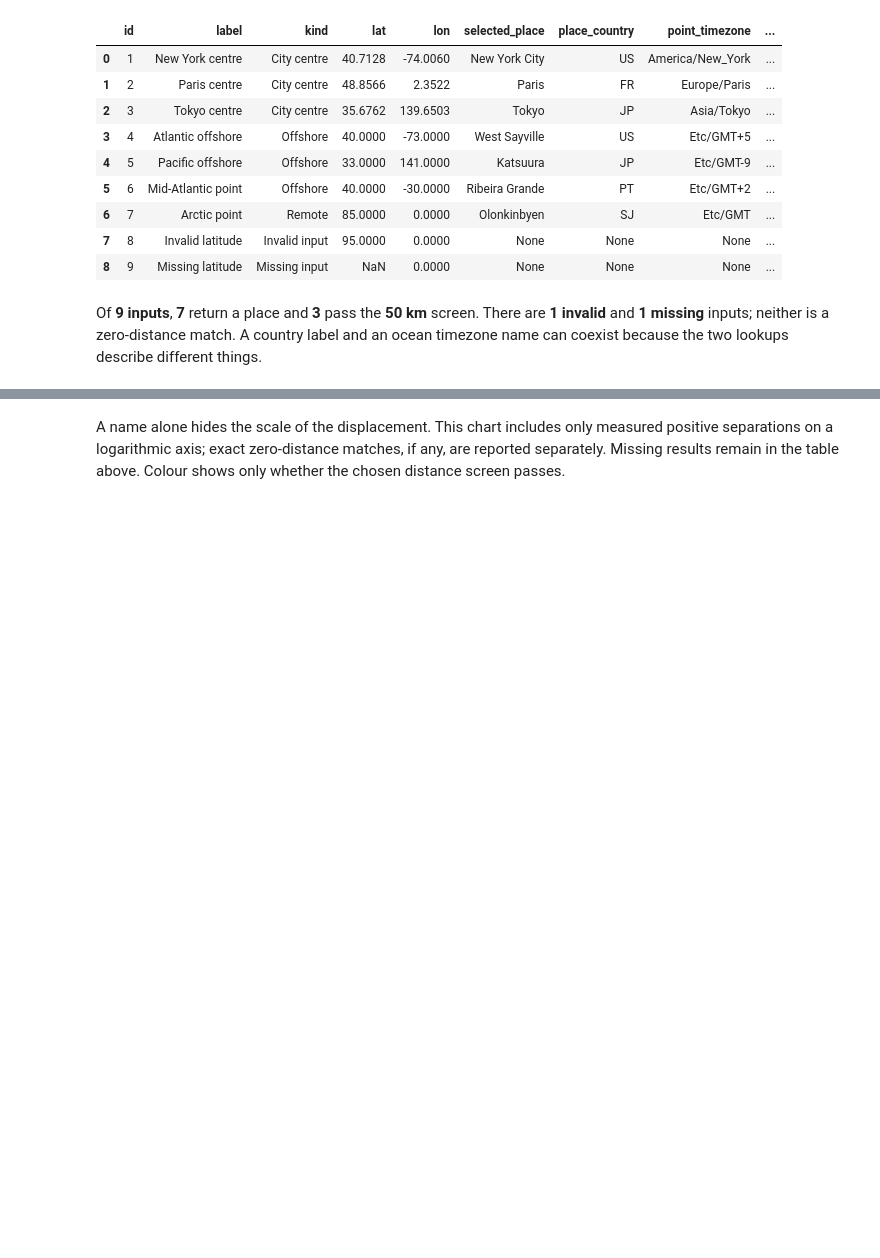
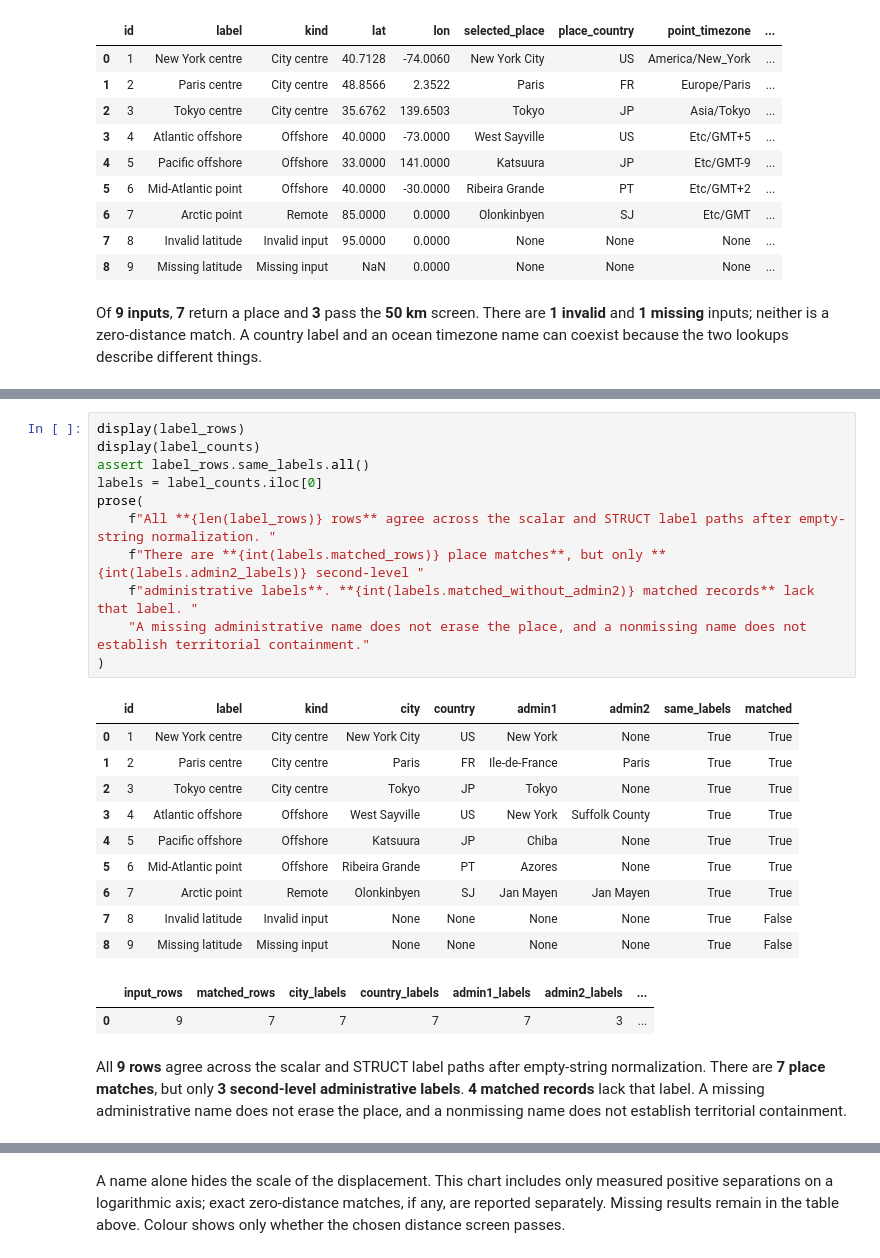
Before and after one commit to Query-farm/vgi-geocode, a Jupyter notebook: notebooks/01_audit_selected_place_distance.ipynb, the cells around one changed output, grey strips where cells are left out. Cells and saved outputs as stored; diff of their text form; blank space fills up the shorter version.

Commit message:
Standardize geocoding notebook and demonstrate every label function [skip ci]

```diff
--- a/notebooks/01_audit_selected_place_distance.ipynb
+++ b/notebooks/01_audit_selected_place_distance.ipynb
@@ -150,0 +189,25 @@ Of **9 inputs**, **7** return a place and **3** pass the **50 km** screen. There
+# %%
+display(label_rows)
+display(label_counts)
+assert label_rows.same_labels.all()
+labels = label_counts.iloc[0]
+prose(
+    f"All **{len(label_rows)} rows** agree across the scalar and STRUCT label paths after empty-string normalization. "
+    f"There are **{int(labels.matched_rows)} place matches**, but only **{int(labels.admin2_labels)} second-level "
+    f"administrative labels**. **{int(labels.matched_without_admin2)} matched records** lack that label. "
+    "A missing administrative name does not erase the place, and a nonmissing name does not establish territorial containment."
+)
+# %% [output]
+|  | id | label | kind | city | country | admin1 | admin2 | same_labels | matched |
+| 0 | 1 | New York centre | City centre | New York City | US | New York | None | True | True |
+| 1 | 2 | Paris centre | City centre | Paris | FR | Ile-de-France | Paris | True | True |
+| 2 | 3 | Tokyo centre | City centre | Tokyo | JP | Tokyo | None | True | True |
+| 3 | 4 | Atlantic offshore | Offshore | West Sayville | US | New York | Suffolk County | True | True |
+| 4 | 5 | Pacific offshore | Offshore | Katsuura | JP | Chiba | None | True | True |
+| 5 | 6 | Mid-Atlantic point | Offshore | Ribeira Grande | PT | Azores | None | True | True |
+| 6 | 7 | Arctic point | Remote | Olonkinbyen | SJ | Jan Mayen | Jan Mayen | True | True |
+| 7 | 8 | Invalid latitude | Invalid input | None | None | None | None | True | False |
+| 8 | 9 | Missing latitude | Missing input | None | None | None | None | True | False |
+|  | input_rows | matched_rows | city_labels | country_labels | admin1_labels | admin2_labels | ... |
+| 0 | 9 | 7 | 7 | 7 | 7 | 3 | ... |
+All **9 rows** agree across the scalar and STRUCT label paths after empty-string normalization. There are **7 place matches**, but only **3 second-level administrative labels**. **4 matched records** lack that label. A missing administrative name does not erase the place, and a nonmissing name does not establish territorial containment.
```
Also changed, not shown: parts of 24 cells of this notebook, 11 other files.
